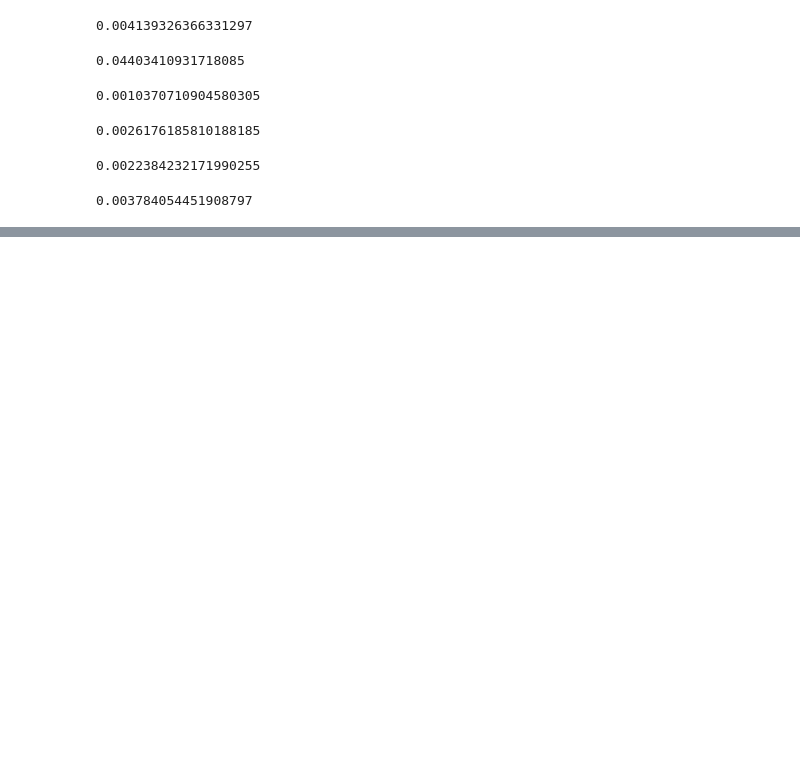
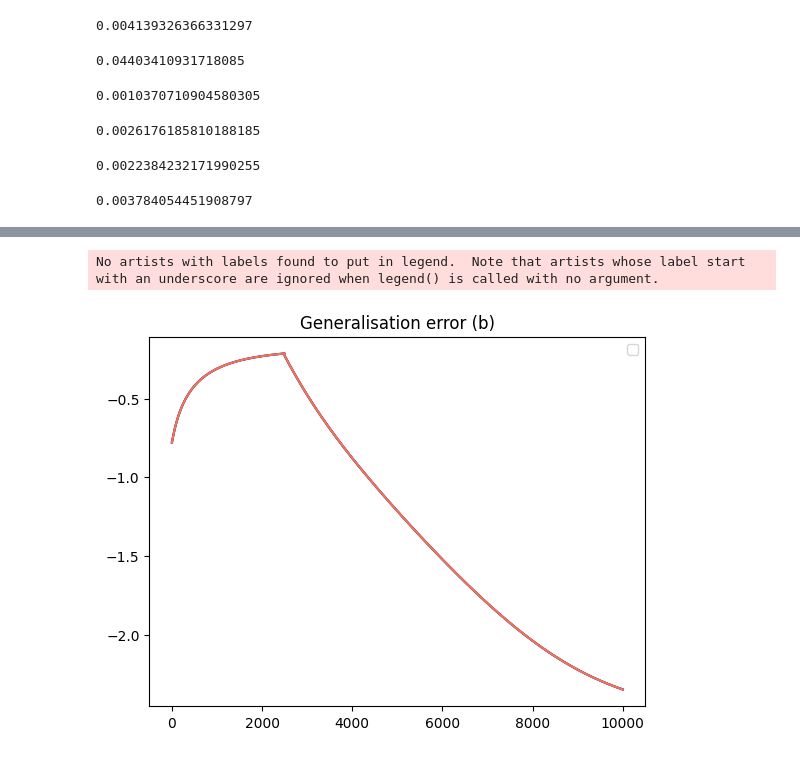
Before and after one commit to Lisa-ach/student_teacher_catastrophic, a Jupyter notebook: notes/Experiment1/Figure3.ipynb, the cells around one changed output, grey strips where cells are left out. Cells and saved outputs as stored; diff of their text form; code cells hidden in the pictures; blank space fills up the shorter version.

```diff
--- a/notes/Experiment1/Figure3.ipynb
+++ b/notes/Experiment1/Figure3.ipynb
@@ -568,0 +158,13 @@ cross_section_plot(23000)
+# %%
+color_map = cm.get_cmap("plasma")
+
+fig = plt.figure()
+for i, (overlap, err) in enumerate(error_1.items()):
+    plt.plot(range(len(err)), err, color=color_map(i/len(error_1)))
+plt.legend()
+plt.title("Generalisation error (b)")
+fig.show()
+# fig.savefig("long_time_transfer.pdf", dpi=100)
+# %% [output]
+No artists with labels found to put in legend.  Note that artists whose label start with an underscore are ignored when legend() is called with no argument.
+[figure, added]
```
Also changed, not shown: parts of 82 cells of this notebook.
